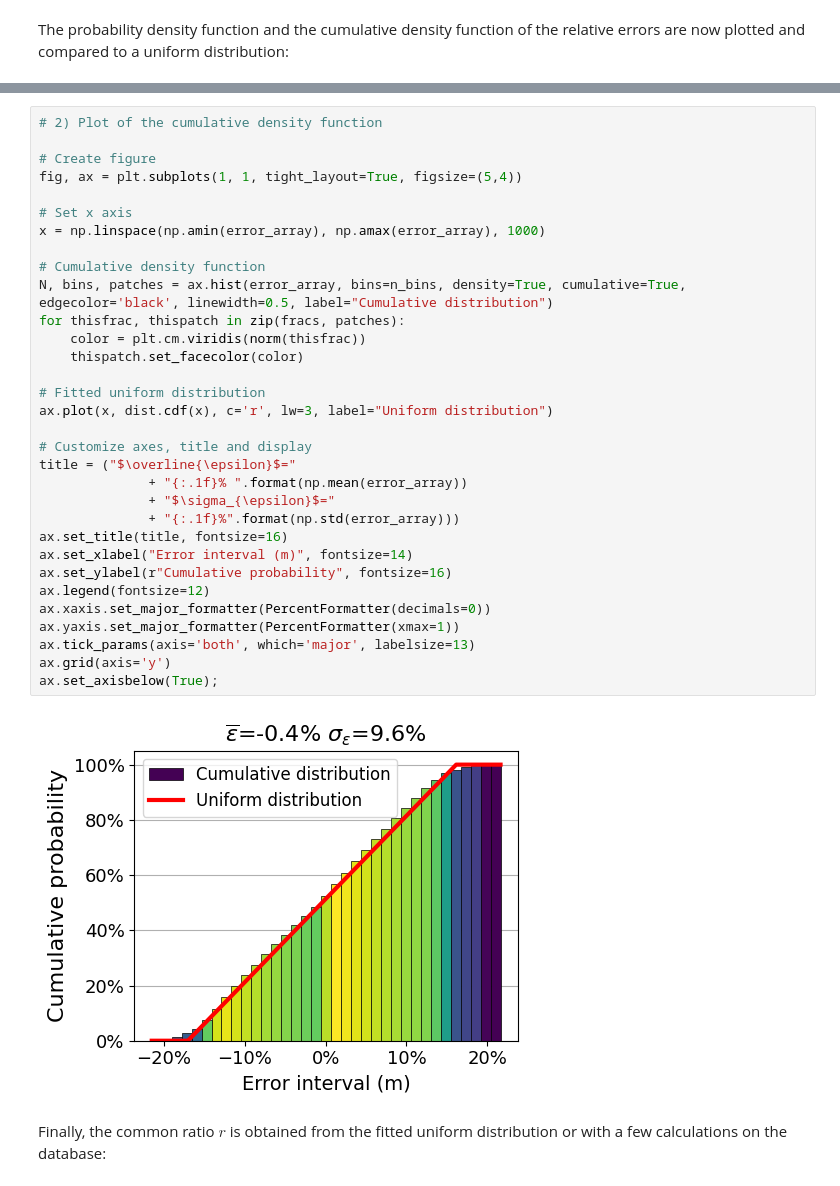
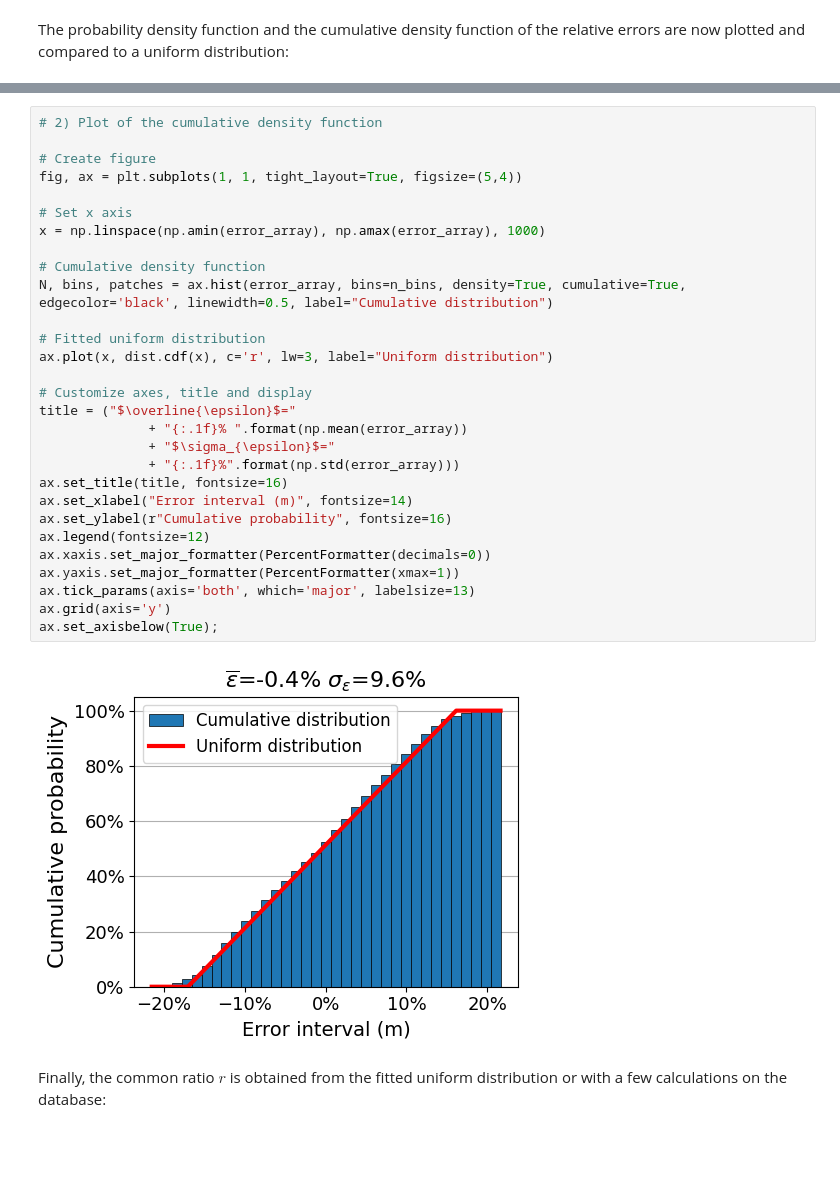
Before and after one commit to SizingLab/input_uncertainty_quantification, a Jupyter notebook: input_uncertainty.ipynb, the cells around one changed output, grey strips where cells are left out. Cells and saved outputs as stored; diff of their text form; blank space fills up the shorter version.

```diff
--- a/input_uncertainty.ipynb
+++ b/input_uncertainty.ipynb
@@ -266,37 +253,34 @@ ax.set_axisbelow(True);
 # %%
 # 2) Plot of the cumulative density function
 
 # Create figure
 fig, ax = plt.subplots(1, 1, tight_layout=True, figsize=(5,4))
 
 # Set x axis
 x = np.linspace(np.amin(error_array), np.amax(error_array), 1000)
 
 # Cumulative density function
 N, bins, patches = ax.hist(error_array, bins=n_bins, density=True, cumulative=True, edgecolor='black', linewidth=0.5, label="Cumulative distribution")
-for thisfrac, thispatch in zip(fracs, patches):
-    color = plt.cm.viridis(norm(thisfrac))
-    thispatch.set_facecolor(color)
 
 # Fitted uniform distribution
 ax.plot(x, dist.cdf(x), c='r', lw=3, label="Uniform distribution")
 
 # Customize axes, title and display
 title = ("$\overline{\epsilon}$="
               + "{:.1f}% ".format(np.mean(error_array))
               + "$\sigma_{\epsilon}$="
               + "{:.1f}%".format(np.std(error_array)))
 ax.set_title(title, fontsize=16)
 ax.set_xlabel("Error interval (m)", fontsize=14)
 ax.set_ylabel(r"Cumulative probability", fontsize=16)
 ax.legend(fontsize=12)
 ax.xaxis.set_major_formatter(PercentFormatter(decimals=0))
 ax.yaxis.set_major_formatter(PercentFormatter(xmax=1))
 ax.tick_params(axis='both', which='major', labelsize=13)
 ax.grid(axis='y')
 ax.set_axisbelow(True);
 # %% [output]
-[figure, old version]
+[figure, new version]
 # %% [markdown]
 Finally, the common ratio $r$ is obtained from the fitted uniform distribution or with a few calculations on the database:
 # %%
```
Also changed, not shown: parts of 3 cells of this notebook.
